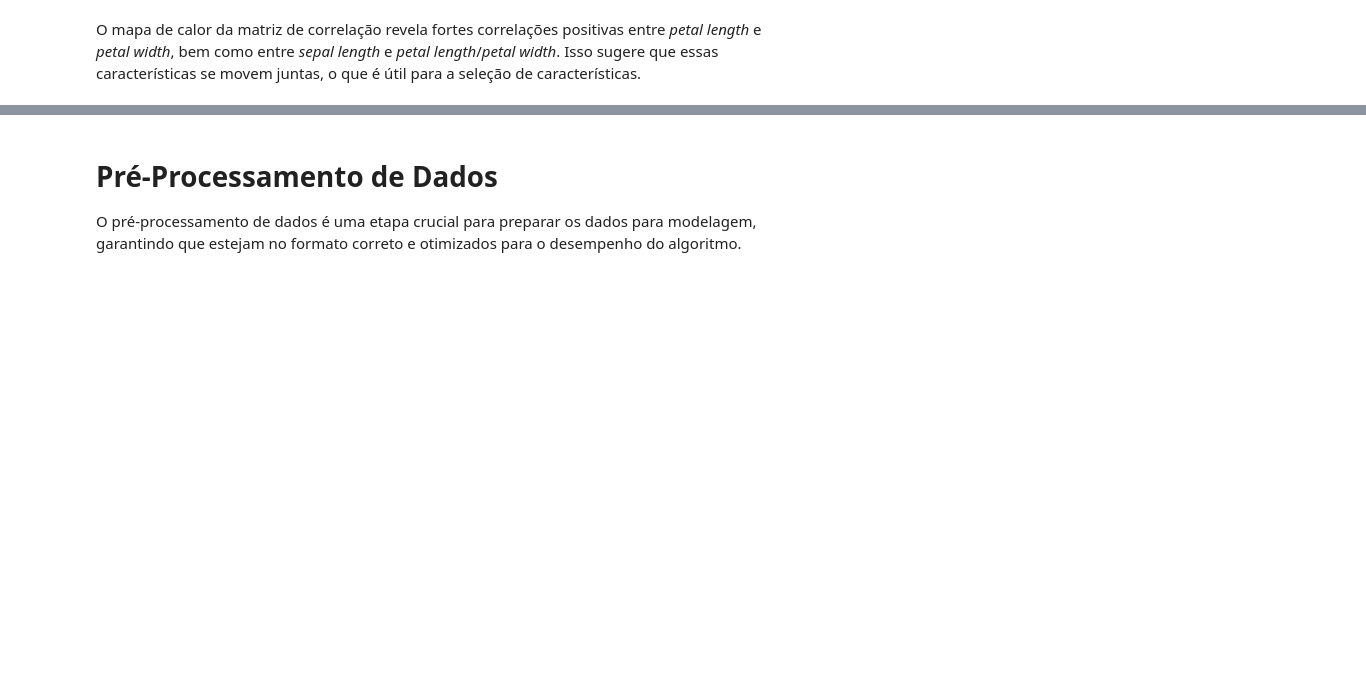
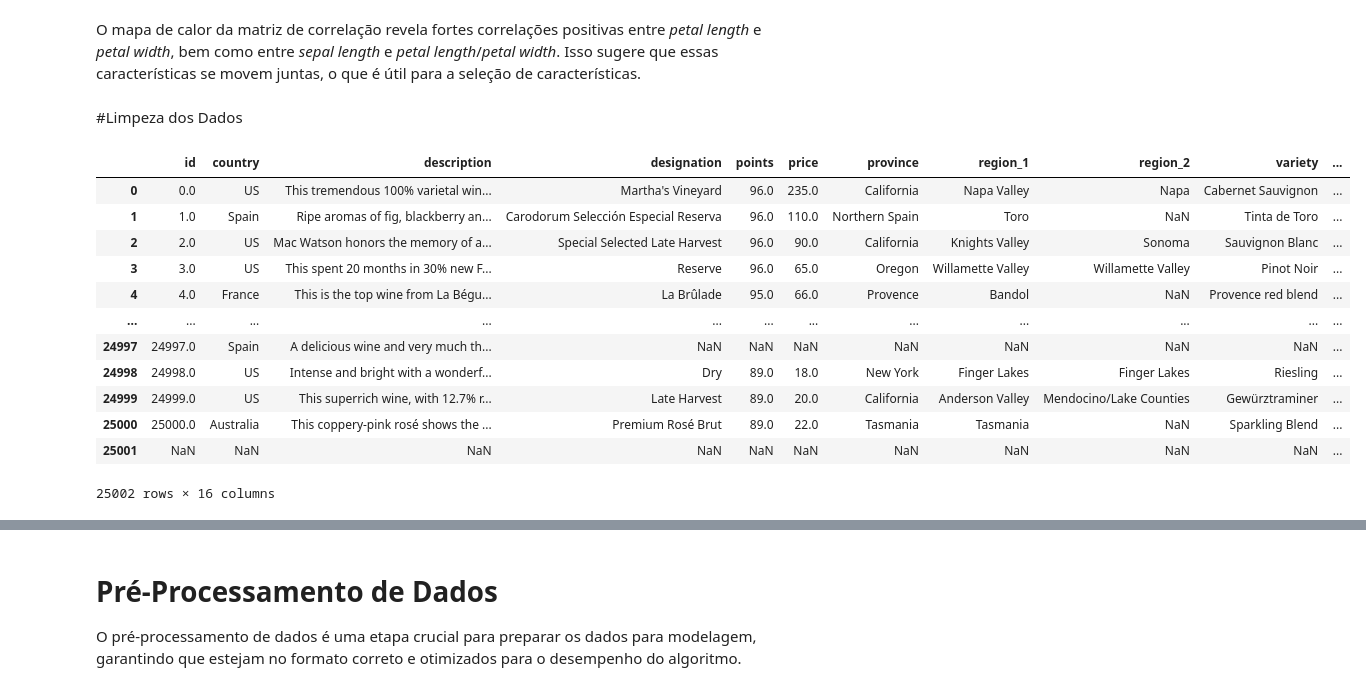
Before and after one commit to RodrigoMarenda/Analise_de_Dados, a Jupyter notebook: Wine_Quality.ipynb, the cells around one changed output, grey strips where cells are left out. Saved outputs shown, nothing was run; the diff lists cells and outputs as text; code cells hidden in the pictures; blank space fills up the shorter version.

```diff
--- a/Wine_Quality.ipynb
+++ b/Wine_Quality.ipynb
@@ -311,3 +334,27 @@ plt.title('Matriz de Correlação das Características Numéricas do Iris Datase
 plt.show()
 # %% [markdown]
 O mapa de calor da matriz de correlação revela fortes correlações positivas entre *petal length* e *petal width*, bem como entre *sepal length* e *petal length*/*petal width*. Isso sugere que essas características se movem juntas, o que é útil para a seleção de características.
+# %% [markdown]
+#Limpeza dos Dados
+# %%
+#Tratamento de valores ausentes:
+
+#Remoção
+df.dropna()
+
+#Remoção de duplicatas:
+df.drop_duplicates()
+# %% [output]
+|  | id | country | description | designation | points | price | province | region_1 | region_2 | variety | ... |
+| 0 | 0.0 | US | This tremendous 100% varietal win... | Martha's Vineyard | 96.0 | 235.0 | California | Napa Valley | Napa | Cabernet Sauvignon | ... |
+| 1 | 1.0 | Spain | Ripe aromas of fig, blackberry an... | Carodorum Selección Especial Reserva | 96.0 | 110.0 | Northern Spain | Toro | NaN | Tinta de Toro | ... |
+| 2 | 2.0 | US | Mac Watson honors the memory of a... | Special Selected Late Harvest | 96.0 | 90.0 | California | Knights Valley | Sonoma | Sauvignon Blanc | ... |
+| 3 | 3.0 | US | This spent 20 months in 30% new F... | Reserve | 96.0 | 65.0 | Oregon | Willamette Valley | Willamette Valley | Pinot Noir | ... |
+| 4 | 4.0 | France | This is the top wine from La Bégu... | La Brûlade | 95.0 | 66.0 | Provence | Bandol | NaN | Provence red blend | ... |
+| ... | ... | ... | ... | ... | ... | ... | ... | ... | ... | ... | ... |
+| 24997 | 24997.0 | Spain | A delicious wine and very much th... | NaN | NaN | NaN | NaN | NaN | NaN | NaN | ... |
+| 24998 | 24998.0 | US | Intense and bright with a wonderf... | Dry | 89.0 | 18.0 | New York | Finger Lakes | Finger Lakes | Riesling | ... |
+| 24999 | 24999.0 | US | This superrich wine, with 12.7% r... | Late Harvest | 89.0 | 20.0 | California | Anderson Valley | Mendocino/Lake Counties | Gewürztraminer | ... |
+| 25000 | 25000.0 | Australia | This coppery-pink rosé shows the ... | Premium Rosé Brut | 89.0 | 22.0 | Tasmania | Tasmania | NaN | Sparkling Blend | ... |
+| 25001 | NaN | NaN | NaN | NaN | NaN | NaN | NaN | NaN | NaN | NaN | ... |
+25002 rows × 16 columns
```
Also changed, not shown: parts of 15 cells of this notebook.
